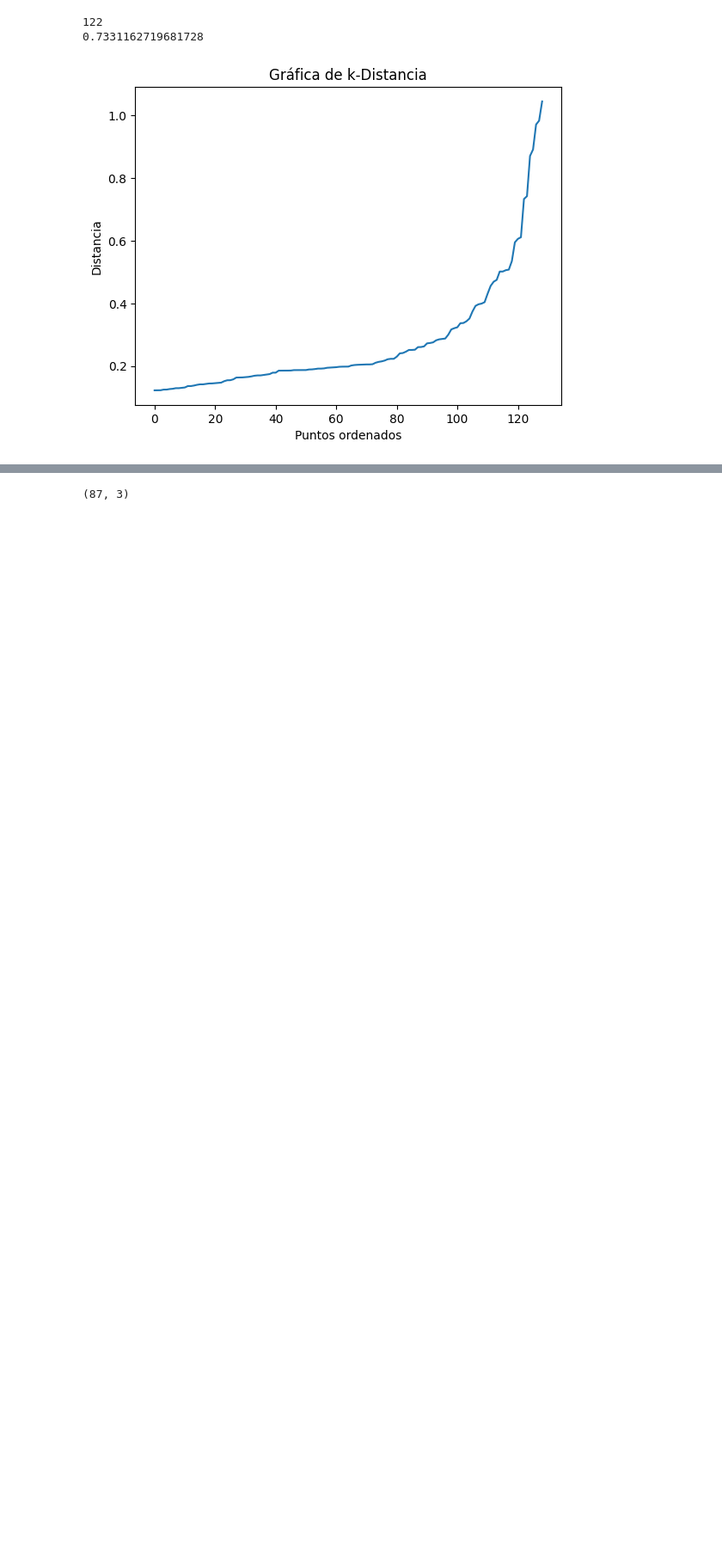
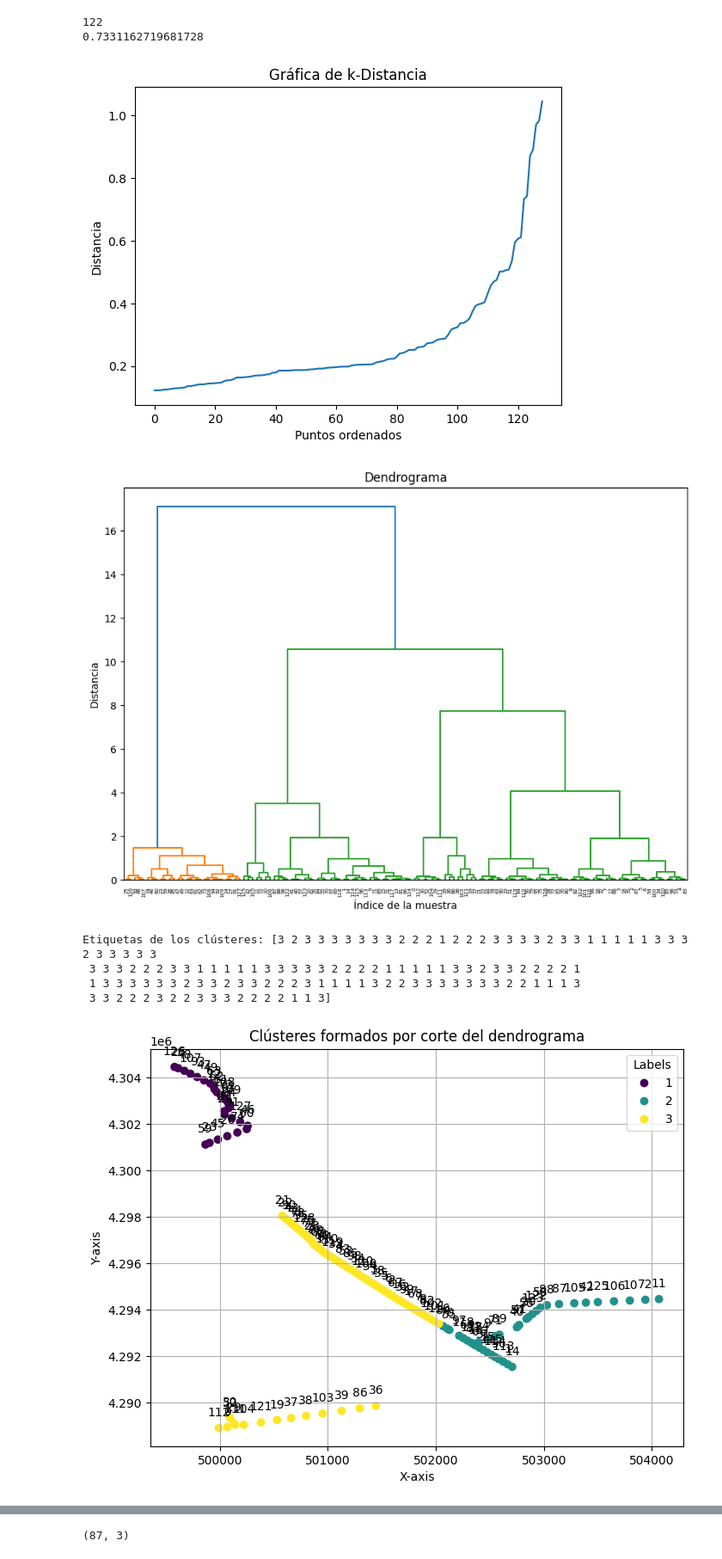
Before and after one commit to DeduceDS/CATENARIA, a Jupyter notebook: catenaria/notebooks/VDI711-vecinos_y_fitting.ipynb, the cells around one changed output, grey strips where cells are left out. Shown: that part at 86% size. Drawn from its saved outputs; the diff is of its cells as text; code cells hidden in the pictures; blank space fills up the shorter version.

```diff
--- a/catenaria/notebooks/VDI711-vecinos_y_fitting.ipynb
+++ b/catenaria/notebooks/VDI711-vecinos_y_fitting.ipynb
@@ -184,0 +180,45 @@ labels = dbscan.fit_predict(X)
+# %%
+
+# Aplicar DBSCAN
+#dbscan = DBSCAN(eps=value_at_inflection_point, min_samples=k, algorithm = "auto")  # Ajusta eps y min_samples según tus datos
+#labels = dbscan.fit_predict(X)
+
+from scipy.cluster.hierarchy import dendrogram, linkage, fcluster
+#Otra técnica de cluter
+Z = linkage(X, 'ward')
+plt.figure(figsize=(10, 7))
+plt.title("Dendrograma")
+dendrogram(Z)
+plt.xlabel("Índice de la muestra")
+plt.ylabel("Distancia")
+plt.show()
+
+
+max_d = 8
+labels = fcluster(Z, max_d, criterion='distance')
+
+print("Etiquetas de los clústeres:", labels)
+
+plt.figure(figsize=(8, 6))
+scatter =plt.scatter(x, y, marker='o', c=labels, cmap='viridis', label = labels)
+for i, label in enumerate(labels):
+    plt.annotate(i, (x[i], y[i]), textcoords="offset points", xytext=(0,10), ha='center')
+plt.xlabel('X-axis')
+plt.ylabel('Y-axis')
+plt.title('Clústeres formados por corte del dendrograma')
+handles, _ = scatter.legend_elements()
+plt.legend(handles, np.unique(labels), title="Labels")
+plt.grid(True)
+plt.show()
+
+pathdata2 = os.getcwd()+"/../data/lineas_completas/VDI711.json"
+with open(pathdata2, 'r') as archivo:
+    data = json.load(archivo)
+plot_full_net(data,labels)
+# %% [output]
+[figure, added]
+Etiquetas de los clústeres: [3 2 3 3 3 3 3 3 3 2 2 2 1 2 2 2 3 3 3 3 2 3 3 1 1 1 1 1 3 3 3 2 3 3 3 3 3
+ 3 3 3 2 2 2 3 3 1 1 1 1 1 3 3 3 3 3 2 2 2 2 1 1 1 1 1 3 3 2 3 3 2 2 2 2 1
+ 1 3 3 3 3 3 3 2 3 3 2 3 3 2 2 2 3 1 1 1 1 3 2 2 3 3 3 3 3 3 3 2 2 1 1 1 3
+ 3 3 2 2 2 3 2 2 3 3 3 2 2 2 2 1 1 3]
+[figure, added]
```
Also changed, not shown: parts of 2 cells of this notebook.
